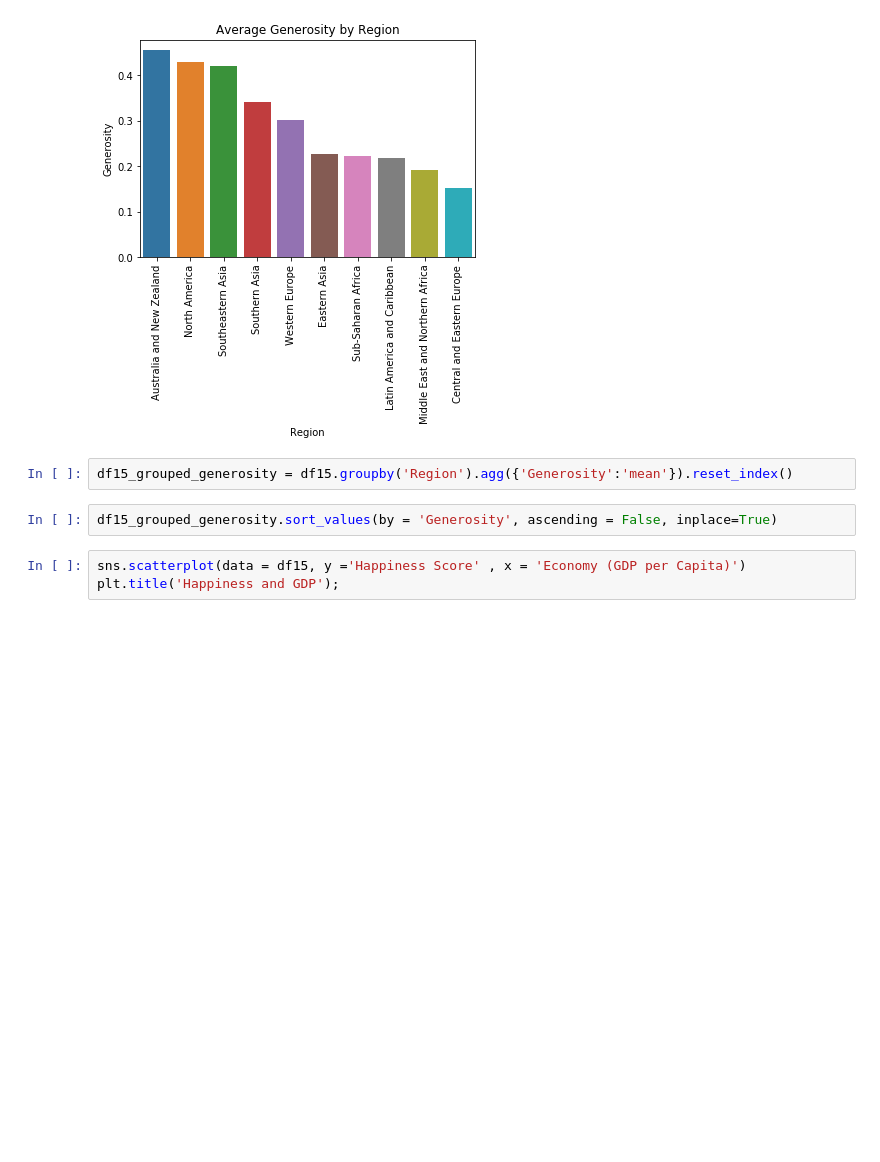
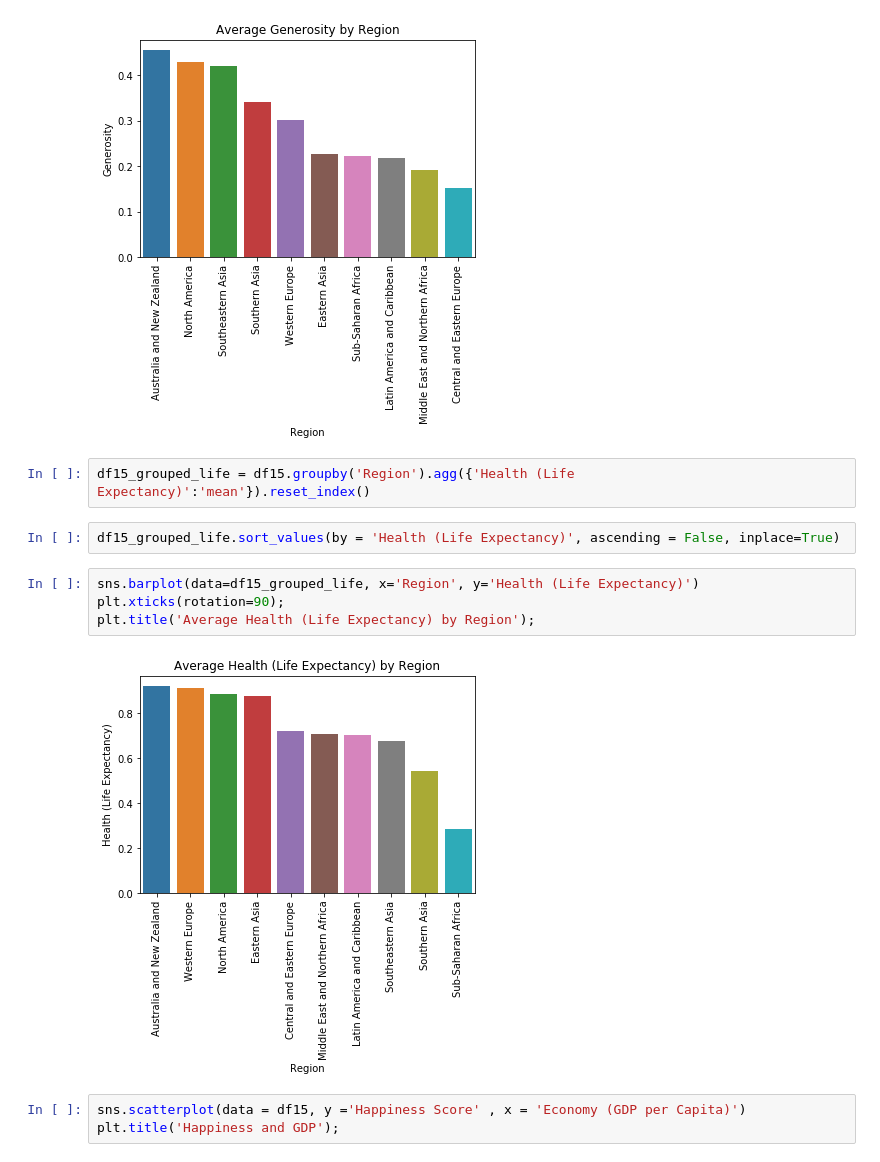
Before and after one commit to ipatel467/Happiness-Index, a Jupyter notebook: Index.ipynb, the cells around one changed output. Saved outputs shown, nothing was run; the diff lists cells and outputs as text; blank space fills up the shorter version.

```diff
--- a/Index.ipynb
+++ b/Index.ipynb
@@ -234,9 +234,15 @@ plt.title('Average Generosity by Region');
 # %% [output]
 [figure]
 # %%
-df15_grouped_generosity = df15.groupby('Region').agg({'Generosity':'mean'}).reset_index()
+df15_grouped_life = df15.groupby('Region').agg({'Health (Life Expectancy)':'mean'}).reset_index()
 # %%
-df15_grouped_generosity.sort_values(by = 'Generosity', ascending = False, inplace=True)
+df15_grouped_life.sort_values(by = 'Health (Life Expectancy)', ascending = False, inplace=True)
+# %%
+sns.barplot(data=df15_grouped_life, x='Region', y='Health (Life Expectancy)')
+plt.xticks(rotation=90);
+plt.title('Average Health (Life Expectancy) by Region');
+# %% [output]
+[figure, added]
 # %%
 sns.scatterplot(data = df15, y ='Happiness Score' , x = 'Economy (GDP per Capita)')
 plt.title('Happiness and GDP');
```
